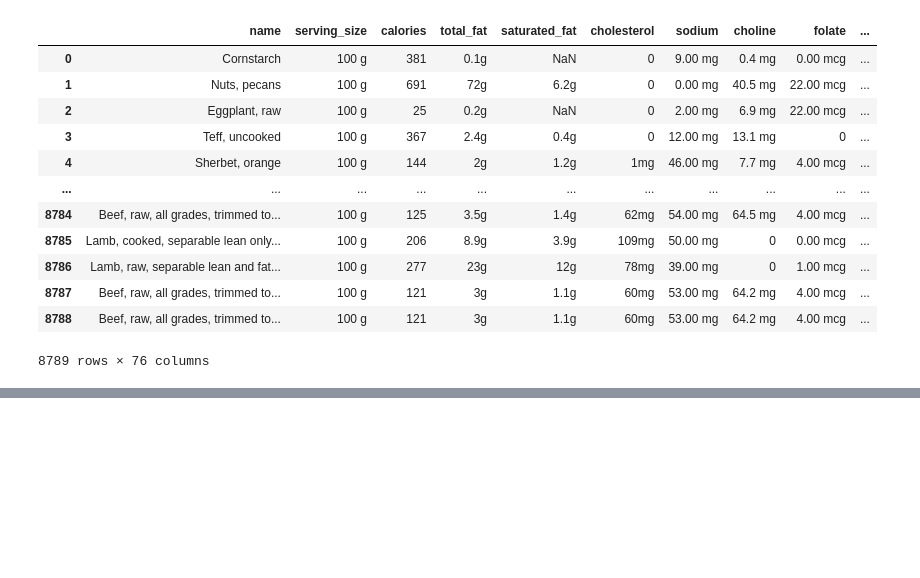
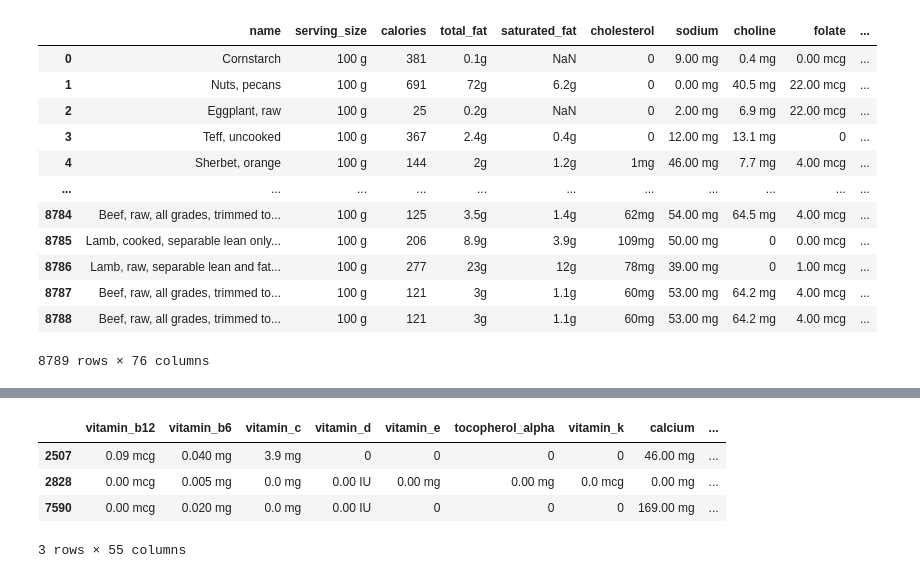
Before and after one commit to tasnimxpress/Python-for-Data-Science, a Jupyter notebook: Pandas/09.ReadData.ipynb, the cells around one changed output, grey strips where cells are left out. Saved outputs shown, nothing was run; the diff lists cells and outputs as text; code cells hidden in the pictures; blank space fills up the shorter version.

```diff
--- a/Pandas/09.ReadData.ipynb
+++ b/Pandas/09.ReadData.ipynb
@@ -460,0 +544,8 @@ df
+# %%
+new_df.iloc[1:4, 21:]
+# %% [output]
+|  | vitamin_b12 | vitamin_b6 | vitamin_c | vitamin_d | vitamin_e | tocopherol_alpha | vitamin_k | calcium | ... |
+| 2507 | 0.09 mcg | 0.040 mg | 3.9 mg | 0 | 0 | 0 | 0 | 46.00 mg | ... |
+| 2828 | 0.00 mcg | 0.005 mg | 0.0 mg | 0.00 IU | 0.00 mg | 0.00 mg | 0.0 mcg | 0.00 mg | ... |
+| 7590 | 0.00 mcg | 0.020 mg | 0.0 mg | 0.00 IU | 0 | 0 | 0 | 169.00 mg | ... |
+3 rows × 55 columns
```
Also changed, not shown: parts of 21 cells of this notebook, 1 other file.
